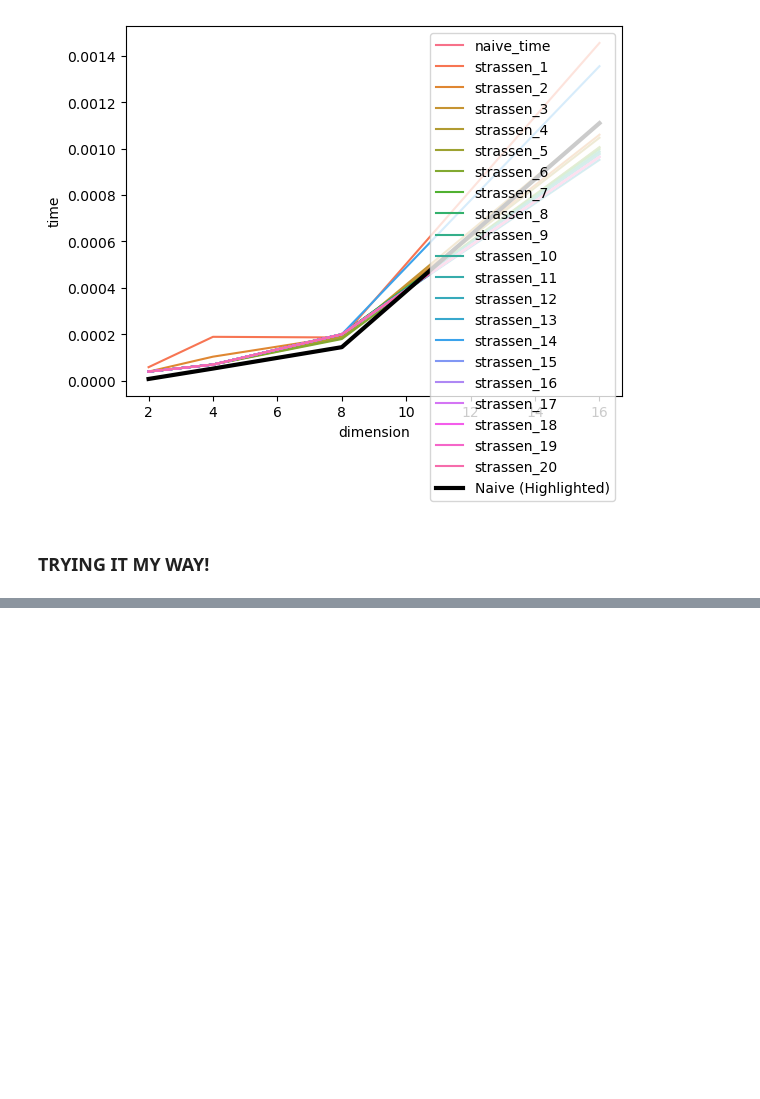
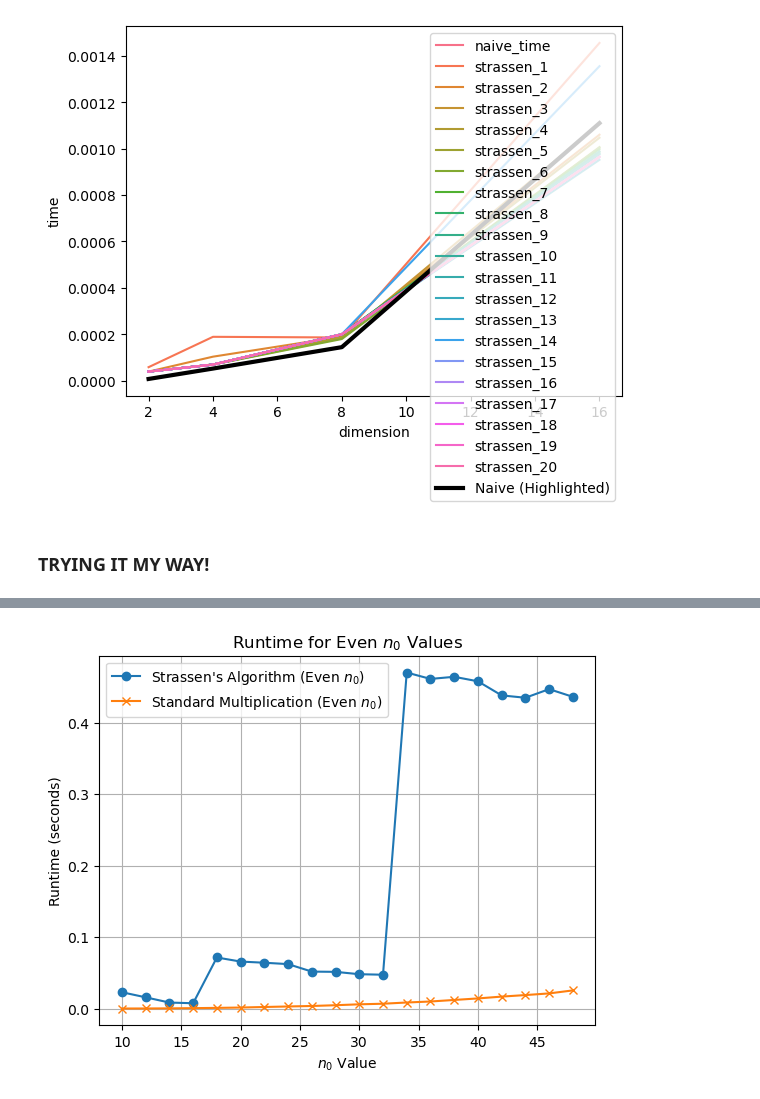
Before and after one commit to devinguevara/progset2, a Jupyter notebook: cutoff.ipynb, the cells around one changed output, grey strips where cells are left out. Cells and saved outputs as stored; diff of their text form; code cells hidden in the pictures; blank space fills up the shorter version.

```diff
--- a/cutoff.ipynb
+++ b/cutoff.ipynb
@@ -382,0 +411,40 @@ sns.lineplot(data=df)
+# %%
+
+n_0_even_sparse = range(10, 50, 2)
+n_0_odd_sparse = range(11, 50, 2)
+
+#lists for even and odd datga
+strassen_runtimes_even_sparse = []
+standard_runtimes_even_sparse = []
+strassen_runtimes_odd_sparse = []
+standard_runtimes_odd_sparse = []
+
+# Compute runtimes for the sparser even n_0 values
+for n_0 in n_0_even_sparse:
+
+
+    #multiply matrices of dimension n_0
+    A = np.random.randint(0,2, (n_0, n_0))
+    B = np.random.randint(0,2, (n_0, n_0))
+
+
+    a = ((n_0/2) + 1)
+
+    start_time = time.time()
+    matrix_mult(A, B)
+    standard_runtimes_even_sparse.append(time.time() - start_time)
+
+    start_time = time.time()
+    strassen(A, B, a)
+    strassen_runtimes_even_sparse.append(time.time() - start_time)
+# %%
+plt.plot(n_0_even_sparse, strassen_runtimes_even_sparse, marker='o', label="Strassen's Algorithm (Even $n_0$)")
+plt.plot(n_0_even_sparse, standard_runtimes_even_sparse, marker='x', label='Standard Multiplication (Even $n_0$)')
+plt.title('Runtime for Even $n_0$ Values')
+plt.xlabel('$n_0$ Value')
+plt.ylabel('Runtime (seconds)')
+plt.grid(True)
+plt.legend()
+plt.show()
+# %% [output]
+[figure, added]
```
Also changed, not shown: parts of 9 cells of this notebook, 3 other files.
